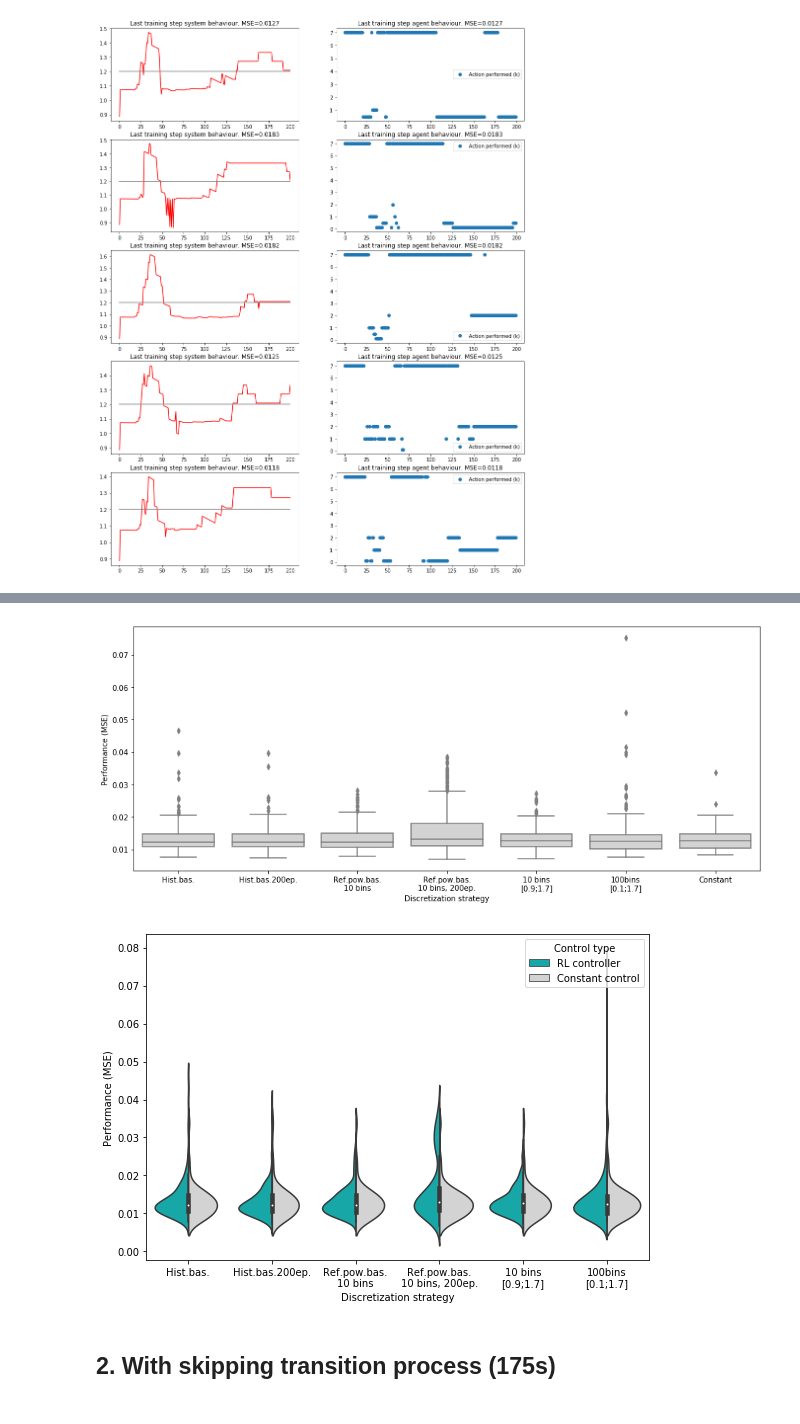
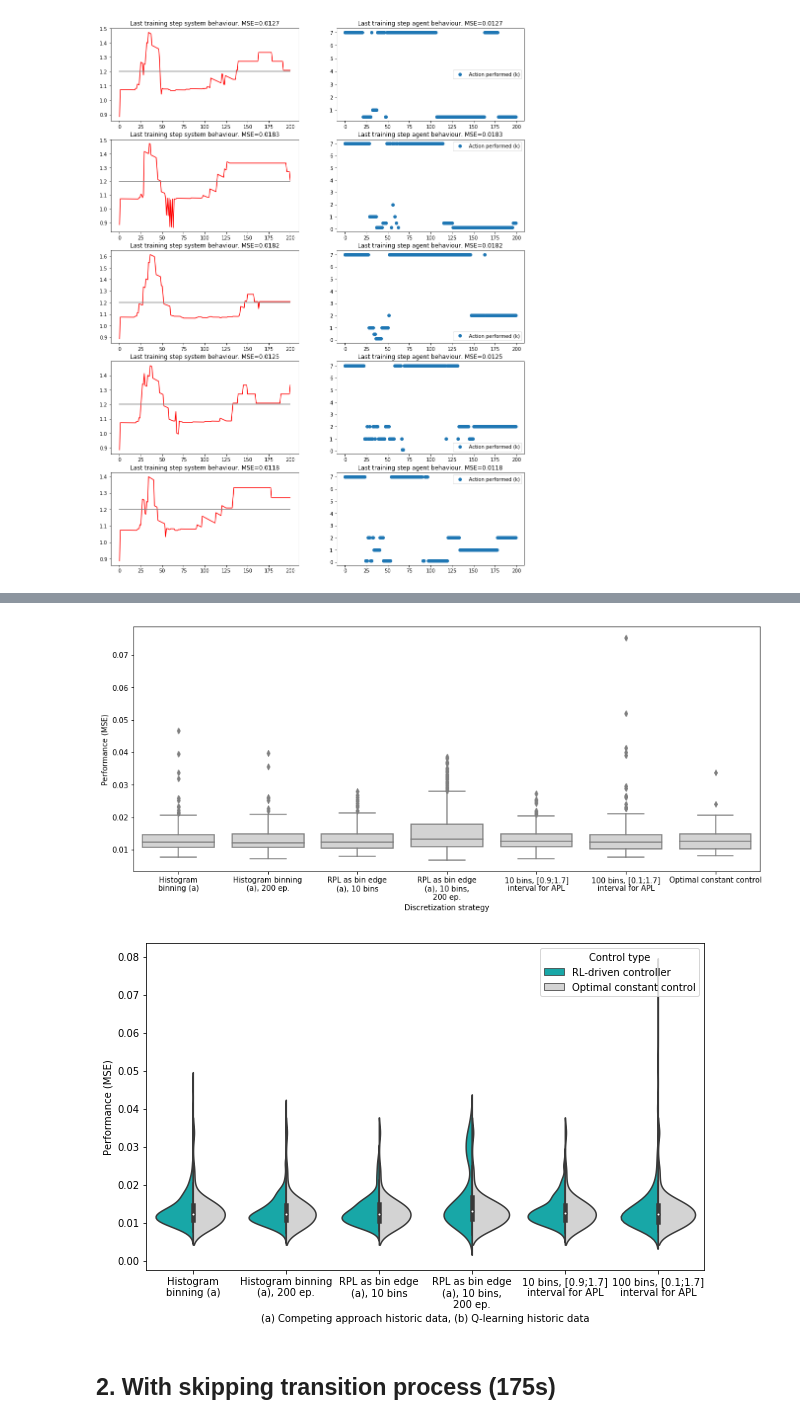
Before and after one commit to OlehLuk/rl-power-control, a Jupyter notebook: experiments/results/ps_stoch_discretization.ipynb, the cells around one changed output, grey strips where cells are left out. Cells and saved outputs as stored; diff of their text form; code cells hidden in the pictures.

```diff
--- a/experiments/results/ps_stoch_discretization.ipynb
+++ b/experiments/results/ps_stoch_discretization.ipynb
@@ -400,6 +391,7 @@ plot_perf_dist(baseline_name +"/k=7", ["ps_stoch_adv/discretization/ql_baseline_
 # %%
-labels = ["Hist.bas.", "Hist.bas.200ep.", "Ref.pow.bas.\n10 bins", "Ref.pow.bas.\n10 bins, 200ep.", "10 bins\n[0.9;1.7]",
-         "100bins\n[0.1;1.7]"]
+labels = ["Histogram\nbinning (a)", "Histogram binning\n(a), 200 ep.", "RPL as bin edge\n(a), 10 bins",
+          "RPL as bin edge\n(a), 10 bins,\n200 ep.", "10 bins, [0.9;1.7]\ninterval for APL",
+         "100 bins, [0.1;1.7]\ninterval for APL"]
 bas_folders = [baseline_name +"/k=7"]
 contr_folders = ["ps_stoch_adv/discretization/ql_baseline12_hist_bins/window_size=1",
                  "ps_stoch_adv/discretization/ql_baseline12_hist_bins_200ep/window_size=1",
@@ -412,13 +404,14 @@ contr_folders = ["ps_stoch_adv/discretization/ql_baseline12_hist_bins/window_siz
 perf_box_plots(labels, bas_folders, contr_folders, fig_size=(15, 6), x_label="Discretization strategy",
               color='lightgray');
 # %% [output]
-[figure, old version]
+[figure, new version]
 # %%
 perf_viol_split(labels, [bas_folders[0], bas_folders[0],
                         bas_folders[0],bas_folders[0],
-                        bas_folders[0], bas_folders[0]], contr_folders, fig_size=(9, 6), x_label="Discretization strategy");
+                        bas_folders[0], bas_folders[0]], contr_folders, fig_size=(10, 6),
+                x_label="(a) Competing approach historic data, (b) Q-learning historic data");
 # %% [output]
-[figure, old version]
+[figure, new version]
 # %% [markdown]
 ## 2. With skipping transition process (175s)
 # %%
```
Also changed, not shown: parts of 40 cells of this notebook, 8 other files.
